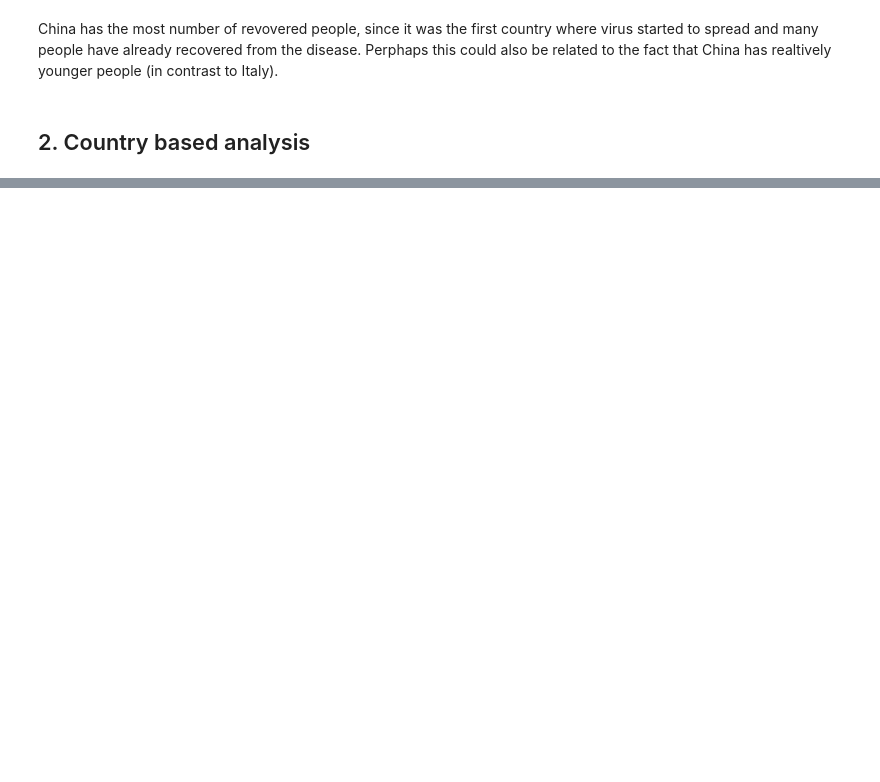
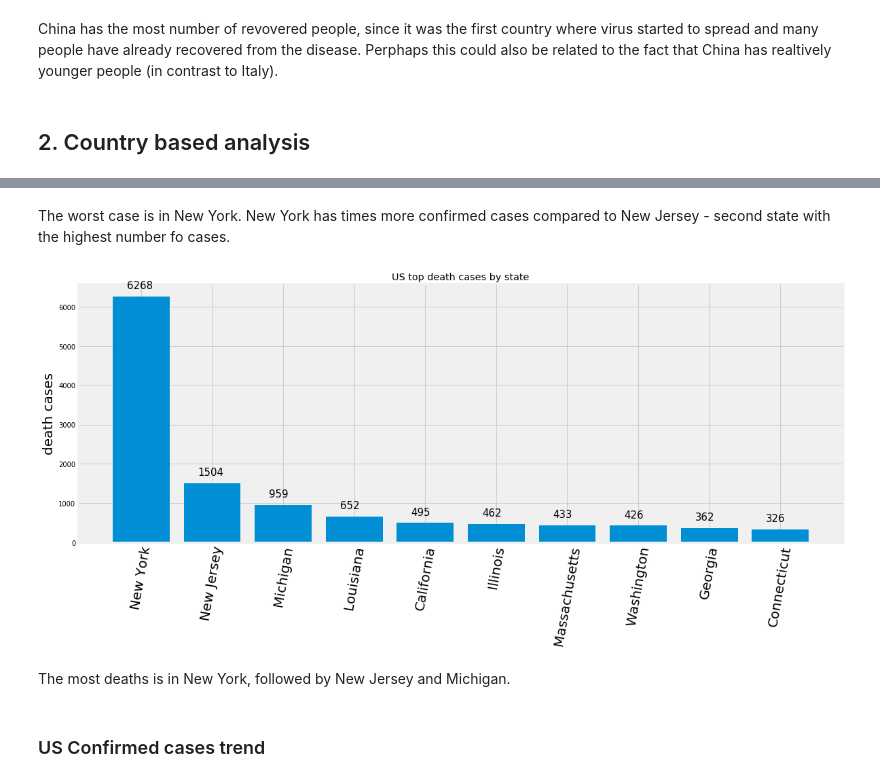
Before and after one commit to anarhasanov/COVID-19-analysis, a Jupyter notebook: COVID-19 analysis.ipynb, the cells around one changed output, grey strips where cells are left out. Saved outputs shown, nothing was run; the diff lists cells and outputs as text; code cells hidden in the pictures; blank space fills up the shorter version.

```diff
--- a/COVID-19 analysis.ipynb
+++ b/COVID-19 analysis.ipynb
@@ -257,0 +340,18 @@ TO BE CONTINUED
+# %% [markdown]
+The worst case is in New York. New York has times more confirmed cases compared to New Jersey - second state with the highest number fo cases.
+# %%
+fig, ax = plt.subplots(figsize=(18, 7))
+bar_US_de = ax.bar(deaths_latest_US.index, deaths_latest_US.deaths)
+ax.set_xticklabels(deaths_latest_US.index, rotation=80, size=20)
+ax.set_ylabel('death cases', size=20)
+ax.set_title('US top death cases by state')
+for i in np.arange(len(deaths_latest_US)):
+    ax.annotate(bar_US_de[i].get_height(),
+    xy=(bar_US_de[i].get_x() + bar_US_de[i].get_width() / 4, bar_US_de[i].get_height() + 200),
+    size=15)
+# %% [output]
+[figure, added]
+# %% [markdown]
+The most deaths is in New York, followed by New Jersey and Michigan.
+# %% [markdown]
+### US Confirmed cases trend
```
Also changed, not shown: parts of 32 cells of this notebook.
